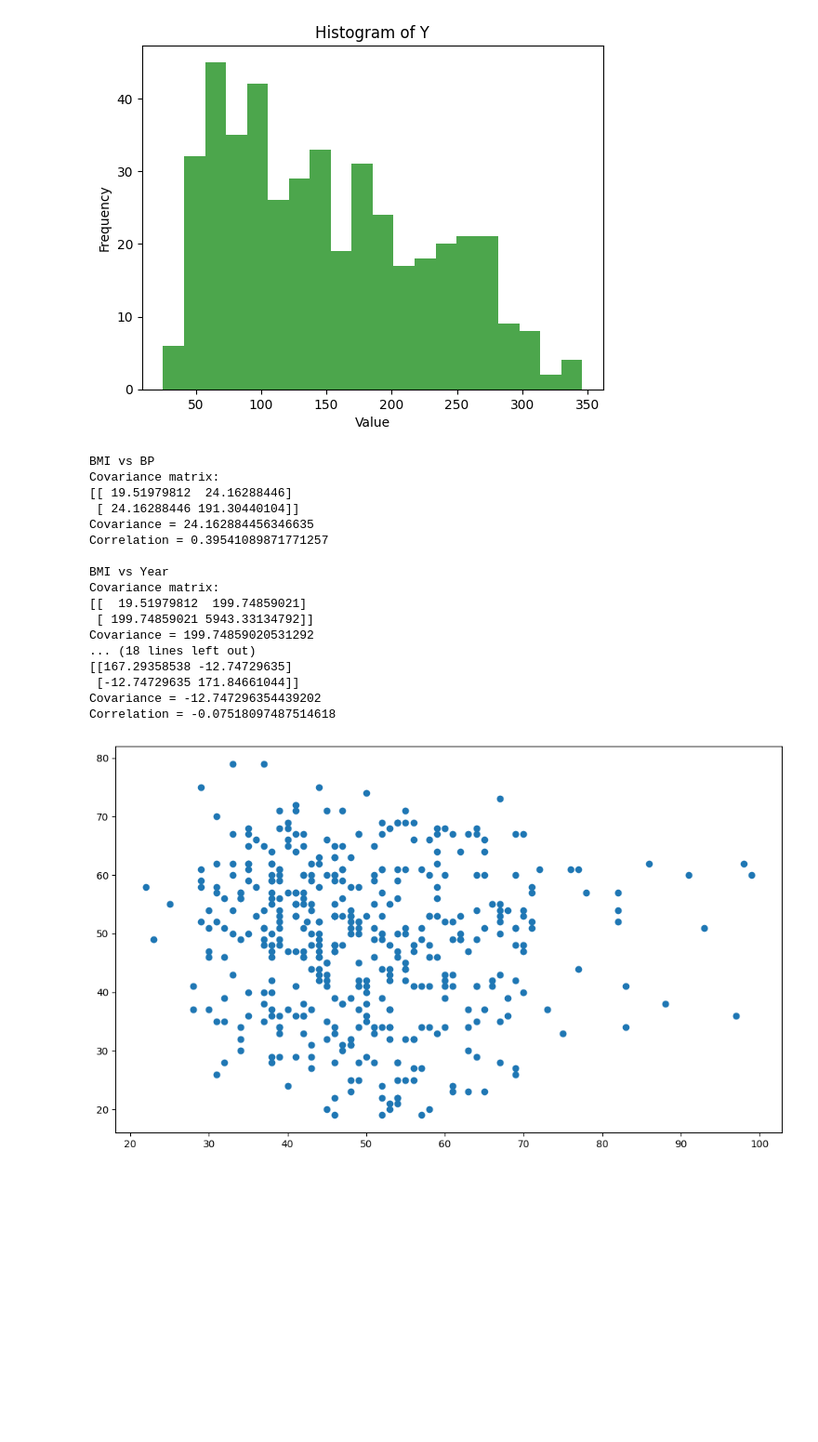
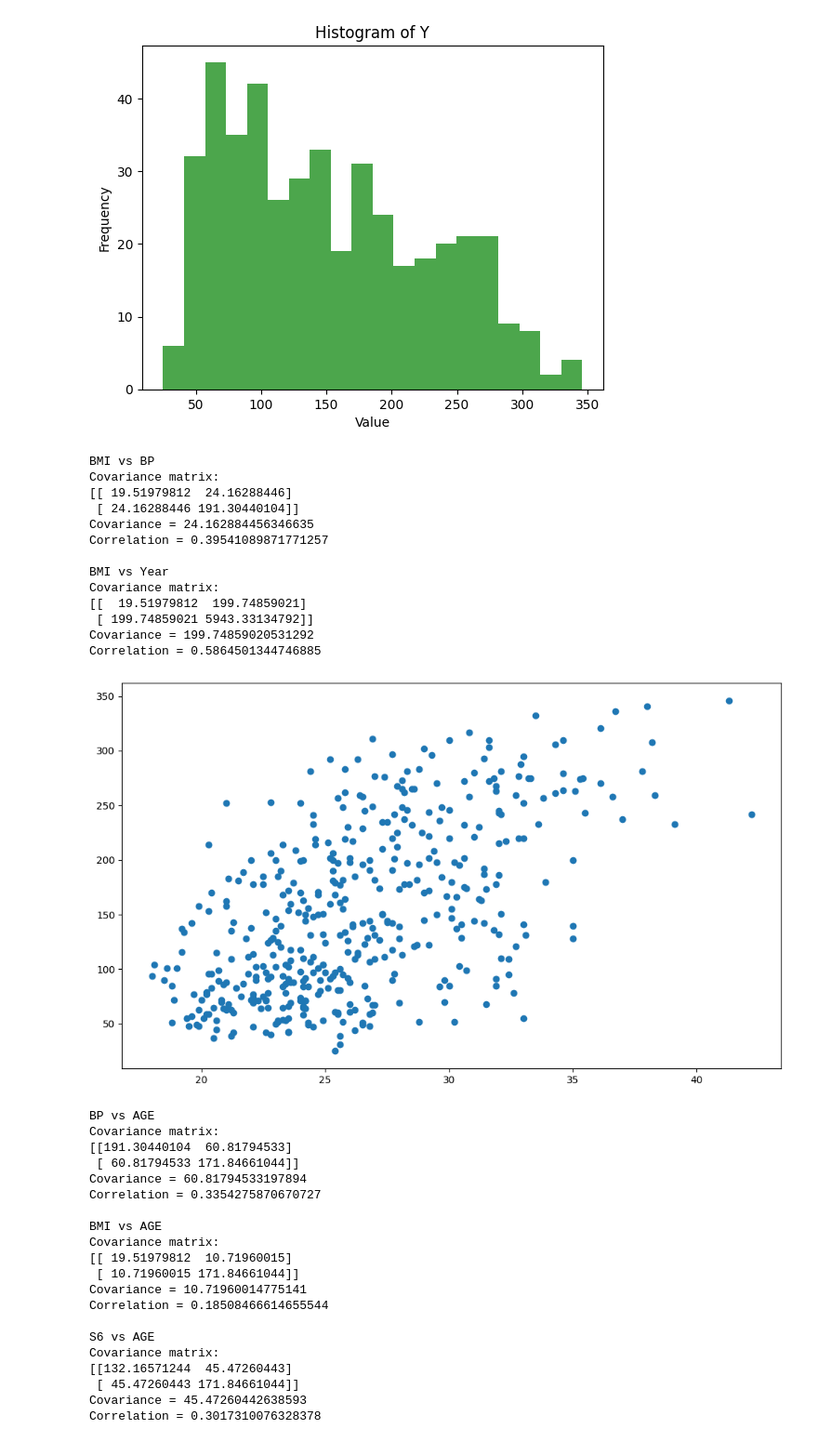
Before and after one commit to Uric01/-first_repository, a Jupyter notebook: diabetes-proj.ipynb, the cells around one changed output. Shown at 93% size. Cells and saved outputs as stored; diff of their text form; code cells hidden in the pictures; blank space fills up the shorter version.

```diff
--- a/diabetes-proj.ipynb
+++ b/diabetes-proj.ipynb
@@ -146,45 +149,60 @@ print(f"Covariance = {np.cov(df['BMI'], df['BP'])[0,1]}")
 print(f"Correlation = {np.corrcoef(df['BMI'], df['BP'])[0,1]}")
 print()
 print("BMI vs Year")
 print(f"Covariance matrix:\n{np.cov(df['BMI'], df['Y'])}")
 print(f"Covariance = {np.cov(df['BMI'], df['Y'])[0,1]}")
 print(f"Correlation = {np.corrcoef(df['BMI'], df['Y'])[0,1]}")
+plt.figure(figsize=(10,6))
+plt.scatter(df['BMI'], df['Y'])
+plt.tight_layout()
+plt.show()
 print()
 print("BP vs AGE")
 print(f"Covariance matrix:\n{np.cov(df['BP'], df['AGE'])}")
 print(f"Covariance = {np.cov(df['BP'], df['AGE'])[0,1]}")
 print(f"Correlation = {np.corrcoef(df['BP'], df['AGE'])[0,1]}")
 print()
 print("BMI vs AGE")
 print(f"Covariance matrix:\n{np.cov(df['BMI'], df['AGE'])}")
 print(f"Covariance = {np.cov(df['BMI'], df['AGE'])[0,1]}")
 print(f"Correlation = {np.corrcoef(df['BMI'], df['AGE'])[0,1]}")
 print()
-print("S3 vs AGE")
-print(f"Covariance matrix:\n{np.cov(df['S3'], df['AGE'])}")
-print(f"Covariance = {np.cov(df['S3'], df['AGE'])[0,1]}")
-print(f"Correlation = {np.corrcoef(df['S3'], df['AGE'])[0,1]}")
-
-plt.figure(figsize=(10,6))
-plt.scatter(df['S3'], df['AGE'])
-plt.tight_layout()
-plt.show()
+print("S6 vs AGE")
+print(f"Covariance matrix:\n{np.cov(df['S6'], df['AGE'])}")
+print(f"Covariance = {np.cov(df['S6'], df['AGE'])[0,1]}")
+print(f"Correlation = {np.corrcoef(df['S6'], df['AGE'])[0,1]}")
 # %% [output]
 BMI vs BP
 Covariance matrix:
 [[ 19.51979812  24.16288446]
  [ 24.16288446 191.30440104]]
 Covariance = 24.162884456346635
 Correlation = 0.39541089871771257
 
 BMI vs Year
 Covariance matrix:
 [[  19.51979812  199.74859021]
  [ 199.74859021 5943.33134792]]
 Covariance = 199.74859020531292
-... (18 lines left out)
-[[167.29358538 -12.74729635]
- [-12.74729635 171.84661044]]
-Covariance = -12.747296354439202
-Correlation = -0.07518097487514618
+Correlation = 0.5864501344746885
-[figure, old version]
+[figure, new version]
+BP vs AGE
+Covariance matrix:
+[[191.30440104  60.81794533]
+ [ 60.81794533 171.84661044]]
+Covariance = 60.81794533197894
+Correlation = 0.3354275870670727
+
+BMI vs AGE
+Covariance matrix:
+[[ 19.51979812  10.71960015]
+ [ 10.71960015 171.84661044]]
+Covariance = 10.71960014775141
+Correlation = 0.18508466614655544
+
+S6 vs AGE
+Covariance matrix:
+[[132.16571244  45.47260443]
+ [ 45.47260443 171.84661044]]
+Covariance = 45.47260442638593
+Correlation = 0.3017310076328378
```
Also changed, not shown: parts of 4 cells of this notebook.
